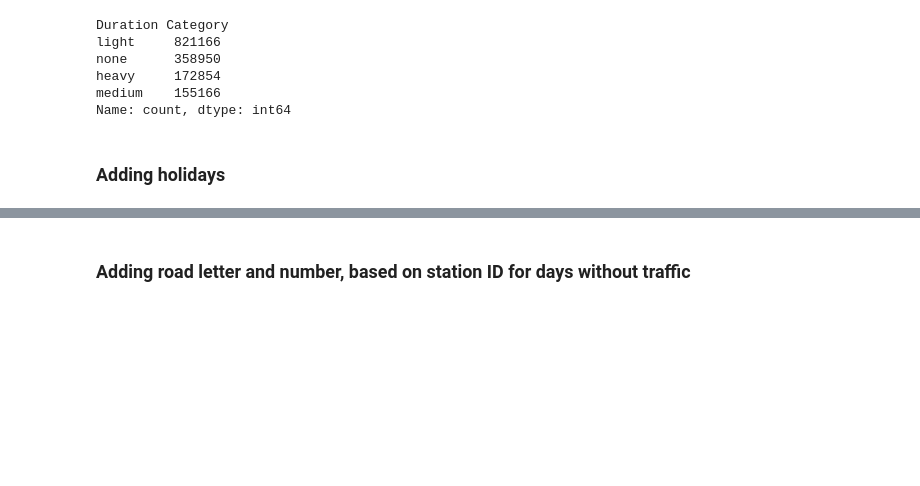
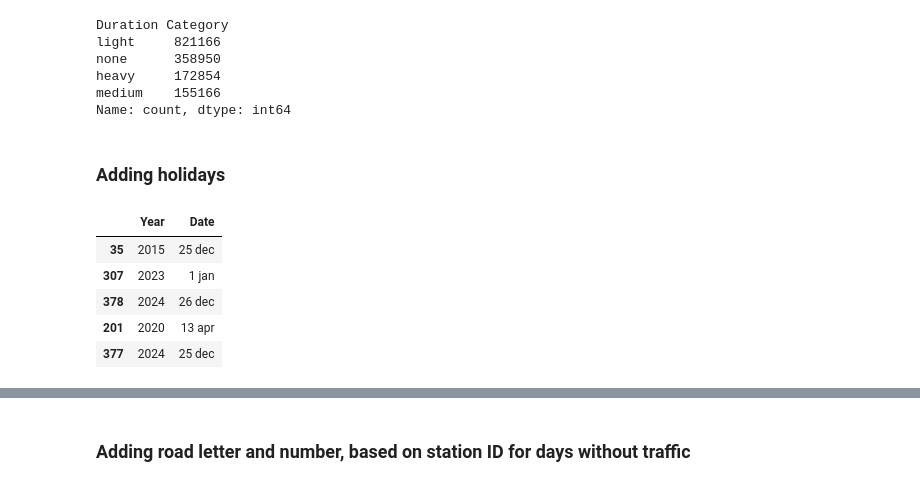
Before and after one commit to mhristev/TodayAI, a Jupyter notebook: MainFile.ipynb, the cells around one changed output, grey strips where cells are left out. Drawn from its saved outputs; the diff is of its cells as text; code cells hidden in the pictures; blank space fills up the shorter version.

```diff
--- a/MainFile.ipynb
+++ b/MainFile.ipynb
@@ -650,57 +591,38 @@ for year in range(start_year, end_year + 1):
         table = soup.find('table', id='holidays-table')
 
         # Check if the table is found
         if table:
             # Extract the table rows
             rows = table.find_all('tr')
 
             # Iterate over the rows and extract the data
             for row in rows:
                 # Extract the table cells (columns) from each row
                 cells = row.find_all(['th', 'td'])
 
                 # Extract text from each cell and append it to the data list
                 row_data = [cell.get_text(strip=True) for cell in cells]
                 data.append([year] + row_data)  # Include the year as the first element
         else:
             print(f'Table with ID "holidays-table" not found for the year {year}.')
     else:
         print(f'Failed to retrieve webpage for the year {year}:', response.status_code)
 
 # Create a DataFrame from the scraped data
 columns = ['Year', 'Date', 'Day', 'Name', 'Type']
 holiday = pd.DataFrame(data, columns=columns)
 holiday = holiday.iloc[1:]
 
 # Display the DataFrame
 holiday.dropna().reset_index(drop=True)
 holiday = holiday[holiday['Type']=='Public Holiday']
 holiday = holiday[['Year', 'Date']]
-holiday[['Day', 'Month']] = holiday['Date'].str.split(expand=True)
-holiday['Month'].unique()
 
-month_map = {
-    'jan': '01', 'feb': '02', 'mrt': '03', 'apr': '04', 'mei': '05', 'jun': '06',
-    'jul': '07', 'aug': '08', 'sep': '09', 'okt': '10', 'nov': '11', 'dec': '12'
-}
-
-#Mapping the 'Month' column to numerical values using the dictionary
-holiday['Month'] = holiday['Month'].map(month_map)
-
-#Making the day into two digits format
-holiday['Day'] = holiday['Day'].astype(str).str.zfill(2)
-
-#Assembling the date
-holiday['Date'] = holiday['Year'].astype(str) + '-' + holiday['Month'] + '-' + holiday['Day']
-holiday['Date'] = pd.to_datetime(holiday['Date'])
-merged_left_test['Date (YYYY-MM-DD)'] = pd.to_datetime(merged_left_test['Date (YYYY-MM-DD)'])
-
-
-holiday = holiday.drop(columns=['Year', 'Day', 'Month'])
-holiday['IsHoliday'] = 1
-
-merged_left_test = pd.merge(merged_left_test, holiday, left_on='Date (YYYY-MM-DD)', right_on='Date', how='left')
-
-# Fill missing values in 'IsHoliday' with 0 and drop the extra 'Date' column
-merged_left_test['IsHoliday'] = merged_left_test['IsHoliday'].fillna(0).astype(int)
-merged_left_test = merged_left_test.drop(columns=['Date'])
+holiday.sample(5)
+# %% [output]
+|  | Year | Date |
+| 35 | 2015 | 25 dec |
+| 307 | 2023 | 1 jan |
+| 378 | 2024 | 26 dec |
+| 201 | 2020 | 13 apr |
+| 377 | 2024 | 25 dec |
```
Also changed, not shown: parts of 35 cells of this notebook.
